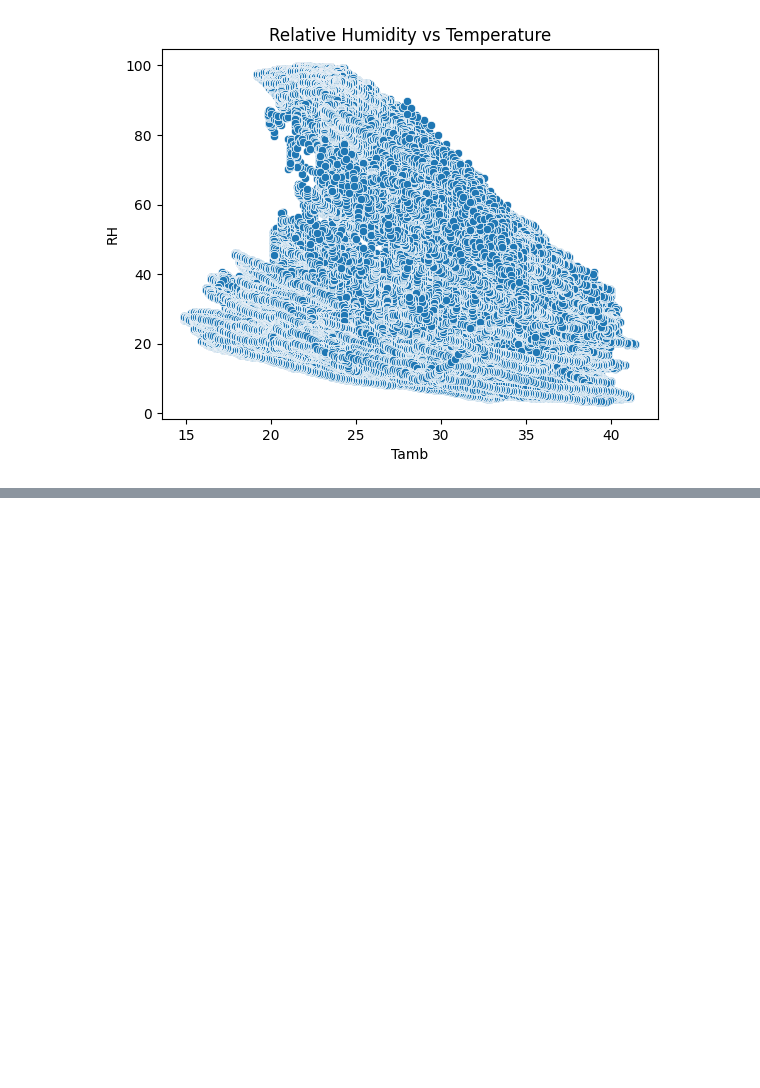
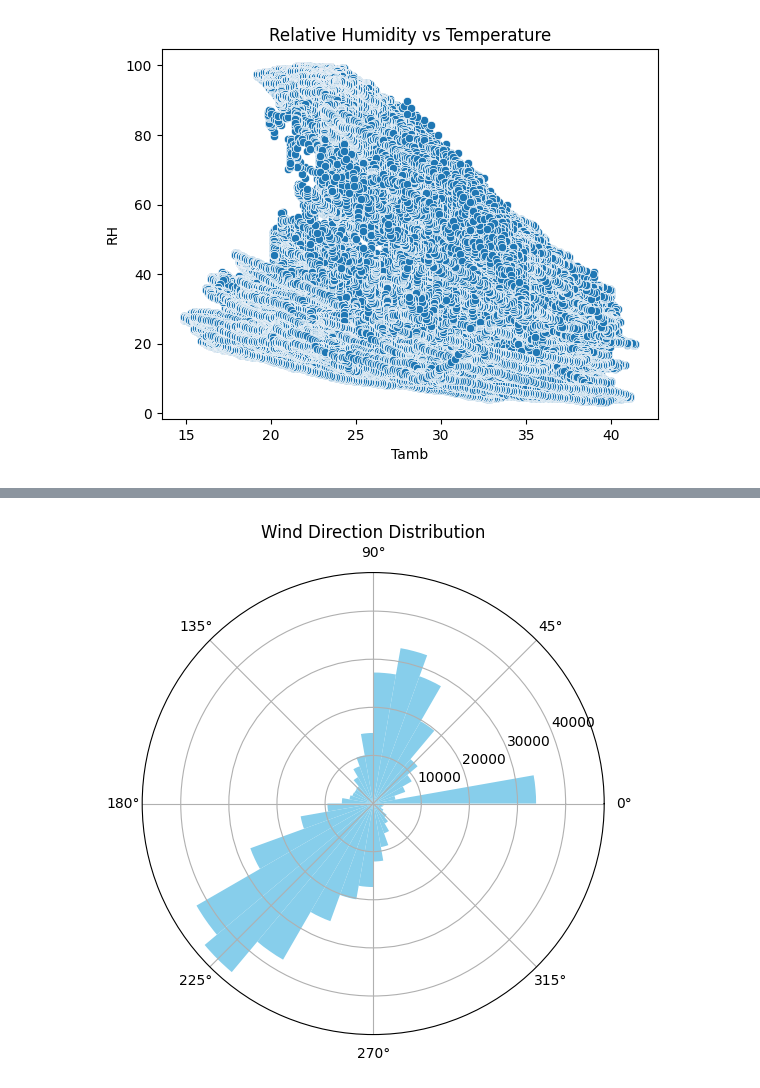
Before and after one commit to mekhlua/solar-challenge-week1, a Jupyter notebook: notebooks/togo_eda.ipynb, the cells around one changed output, grey strips where cells are left out. Saved outputs shown, nothing was run; the diff lists cells and outputs as text; code cells hidden in the pictures; blank space fills up the shorter version.

```diff
--- a/notebooks/togo_eda.ipynb
+++ b/notebooks/togo_eda.ipynb
@@ -101,0 +138,9 @@ plt.show()
+# %%
+togo_data_clean['WD_rad'] = np.deg2rad(togo_data_clean['WD'])
+plt.figure(figsize=(8, 6))
+ax = plt.subplot(111, polar=True)
+ax.hist(togo_data_clean['WD_rad'], bins=36, color='skyblue')
+ax.set_title("Wind Direction Distribution")
+plt.show()
+# %% [output]
+[figure, added]
```
Also changed, not shown: parts of 8 cells of this notebook.
